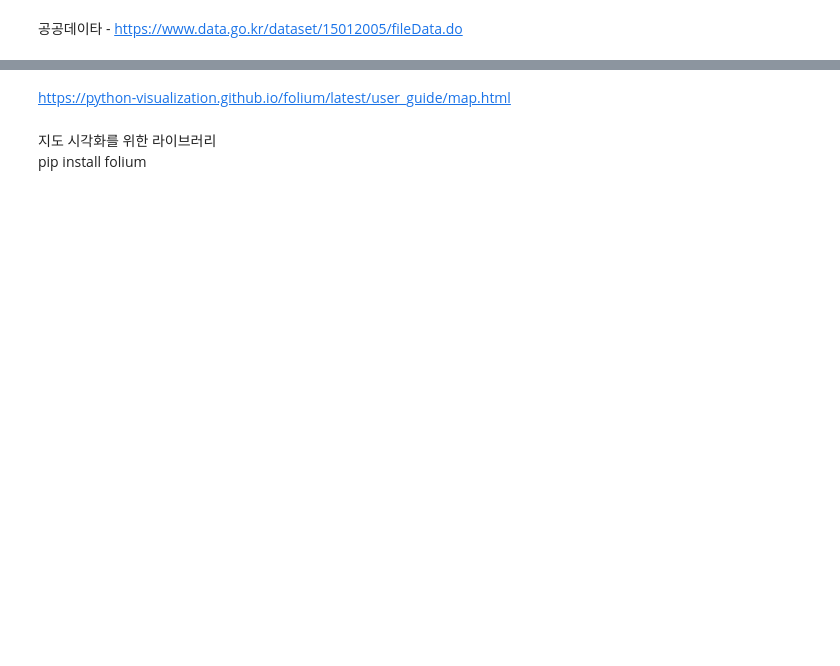
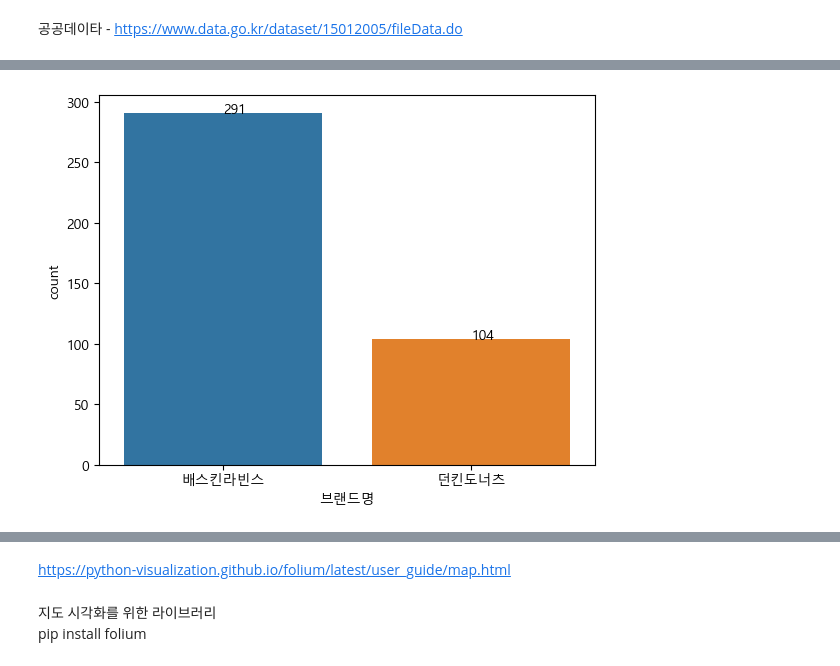
Before and after one commit to purum01/python, a Jupyter notebook: store.ipynb, the cells around one changed output, grey strips where cells are left out. Saved outputs shown, nothing was run; the diff lists cells and outputs as text; code cells hidden in the pictures; blank space fills up the shorter version.

```diff
--- a/store.ipynb
+++ b/store.ipynb
@@ -14,9 +36,2 @@ df.columns
-# %%
-# 컬럼 정리
-columns = ['상호명', '상권업종대분류명', '상권업종중분류명', '상권업종소분류명',
-           '시도명', '시군구명', '행정동명', '법정동명', '도로명주소',
-           '경도', '위도']
-df = df[columns].copy()
-df.shape
 # %%
 df["시군구명"].unique()
@@ -23,2 +41,0 @@ df["시군구명"].unique()
-# %%
-df['상호명_소문자'] = df['상호명'].str.lower()
@@ -42,3 +42,3 @@ df_31.shape
 # %%
-brand_count = df_31["브랜드명"].value_counts() # "브랜드명"의 빈도수
+brand_count = df["브랜드명"].value_counts() # "브랜드명"의 빈도수
 brand_count
@@ -52,7 +64,9 @@ relative_frequency.plot.barh();
 # %%
-g = sns.countplot(data=df_31, x="브랜드명")
+g = sns.countplot(data=df, x="브랜드명")
 
 for i, val in enumerate(brand_count):
     g.text(x=i, y=val, s=val)
+# %% [output]
+[figure, added]
 # %%
 plt.figure(figsize=(15, 4))
```
Also changed, not shown: parts of 25 cells of this notebook.
